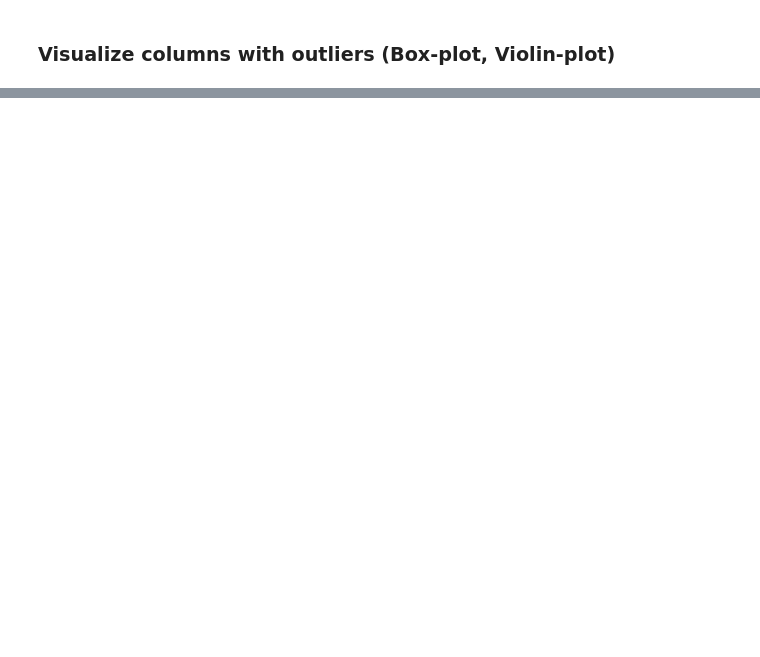
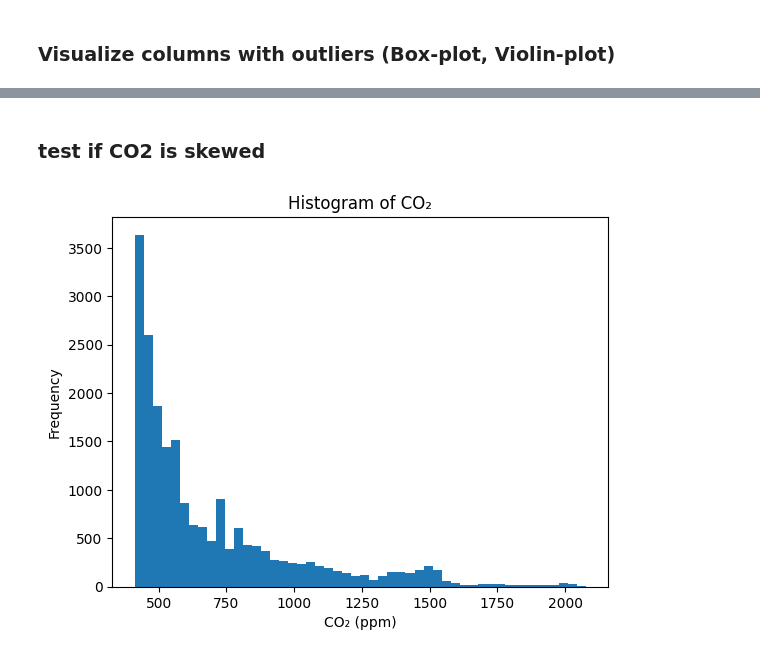
Before and after one commit to NoamShaphir/-MicroClimate, a Jupyter notebook: analysis.ipynb, the cells around one changed output, grey strips where cells are left out. Drawn from its saved outputs; the diff is of its cells as text; code cells hidden in the pictures; blank space fills up the shorter version.

```diff
--- a/analysis.ipynb
+++ b/analysis.ipynb
@@ -221,0 +305,11 @@ for col in outlier_columns:
+# %% [markdown]
+### test if CO2 is skewed
+# %%
+import matplotlib.pyplot as plt
+plt.hist(df['CO2'], bins=50)
+plt.title("Histogram of CO₂")
+plt.xlabel("CO₂ (ppm)")
+plt.ylabel("Frequency")
+plt.show()
+# %% [output]
+[figure, added]
```
Also changed, not shown: parts of 12 cells of this notebook, 1 other file.
